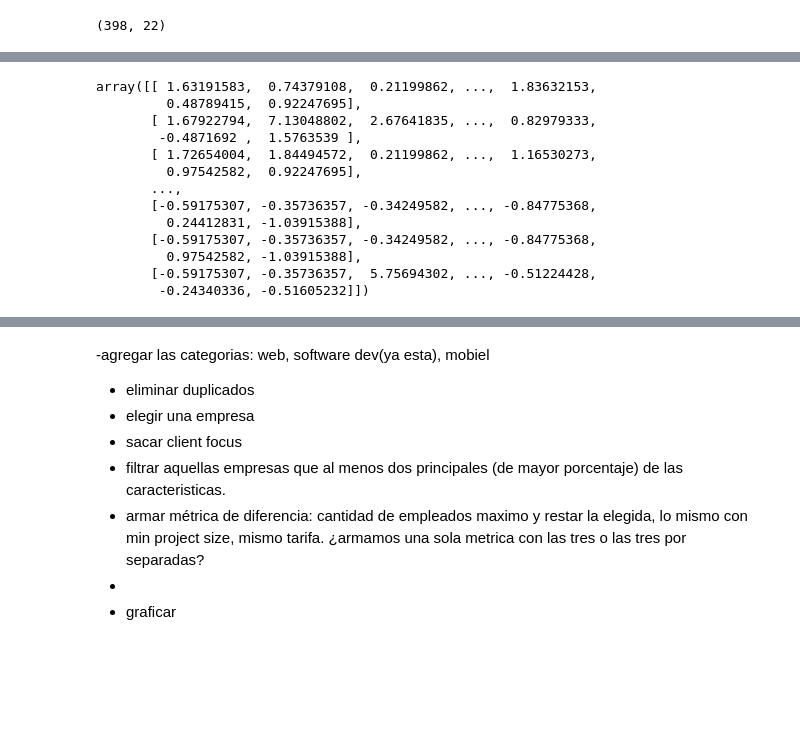
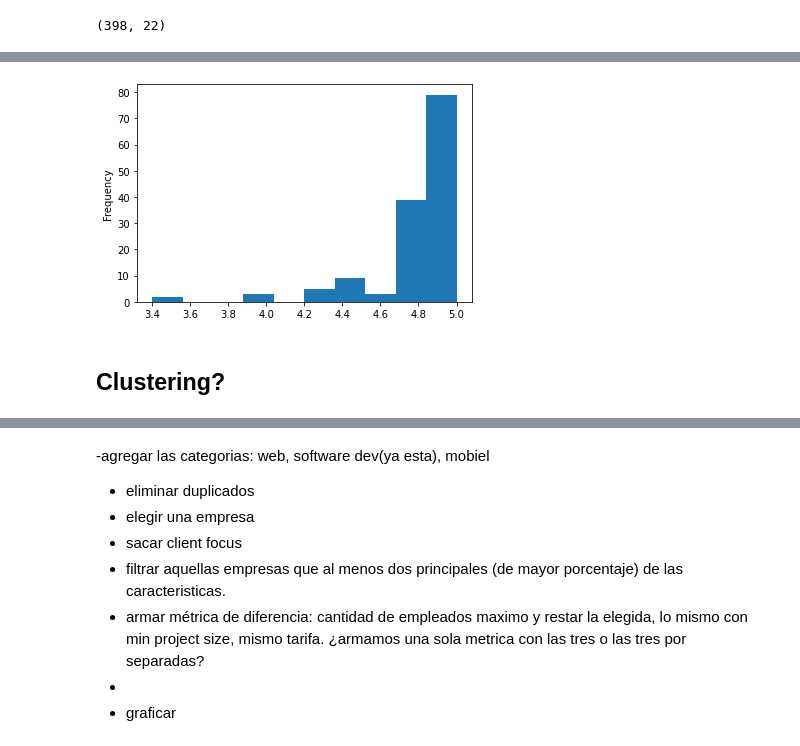
Before and after one commit to alexiswalker/grupo_3, a Jupyter notebook: webmining/tp_web_mining.ipynb, the cells around one changed output, grey strips where cells are left out. Cells and saved outputs as stored; diff of their text form; code cells hidden in the pictures; blank space fills up the shorter version.

```diff
--- a/webmining/tp_web_mining.ipynb
+++ b/webmining/tp_web_mining.ipynb
@@ -355,3 +349,10 @@ companies.query('(rating == 0) & (reviews == 0)').shape
+# %%
+companies.query('rating != 0').rating.astype(float).plot.hist()
+plt.show()
+# %% [output]
+[figure, added]
+# %% [markdown]
+## Clustering?
 # %%
 from sklearn.preprocessing import StandardScaler
 from sklearn.decomposition import PCA
@@ -362,18 +364,2 @@ x = companies.drop(columns=['company_name','location'])
 
 x = ss.fit_transform(x)
-# %%
-x
-# %% [output]
-array([[ 1.63191583,  0.74379108,  0.21199862, ...,  1.83632153,
-         0.48789415,  0.92247695],
-       [ 1.67922794,  7.13048802,  2.67641835, ...,  0.82979333,
-        -0.4871692 ,  1.5763539 ],
-       [ 1.72654004,  1.84494572,  0.21199862, ...,  1.16530273,
-         0.97542582,  0.92247695],
-       ...,
-       [-0.59175307, -0.35736357, -0.34249582, ..., -0.84775368,
-         0.24412831, -1.03915388],
-       [-0.59175307, -0.35736357, -0.34249582, ..., -0.84775368,
-         0.97542582, -1.03915388],
-       [-0.59175307, -0.35736357,  5.75694302, ..., -0.51224428,
-        -0.24340336, -0.51605232]])
```
Also changed, not shown: parts of 77 cells of this notebook, 1 other file.
